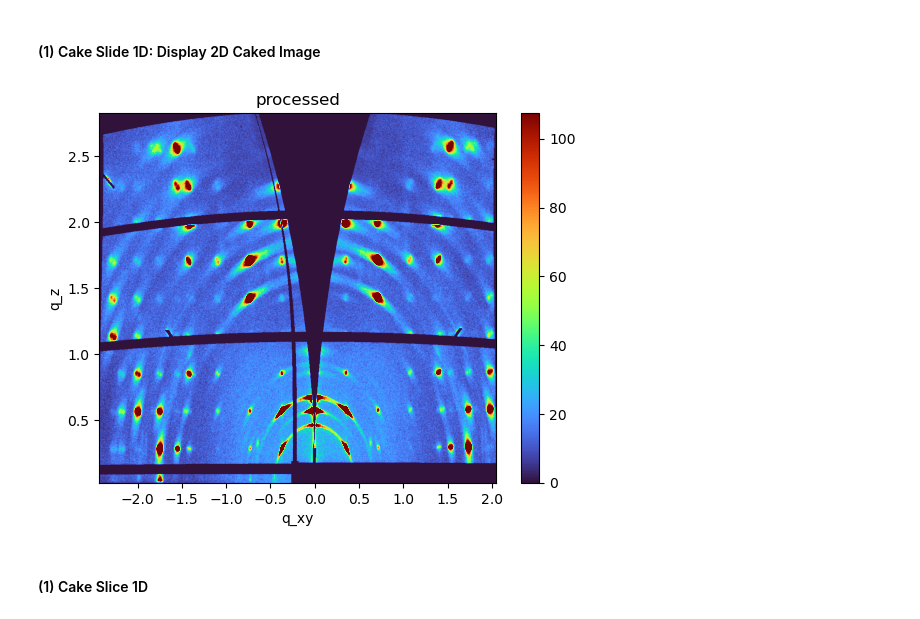
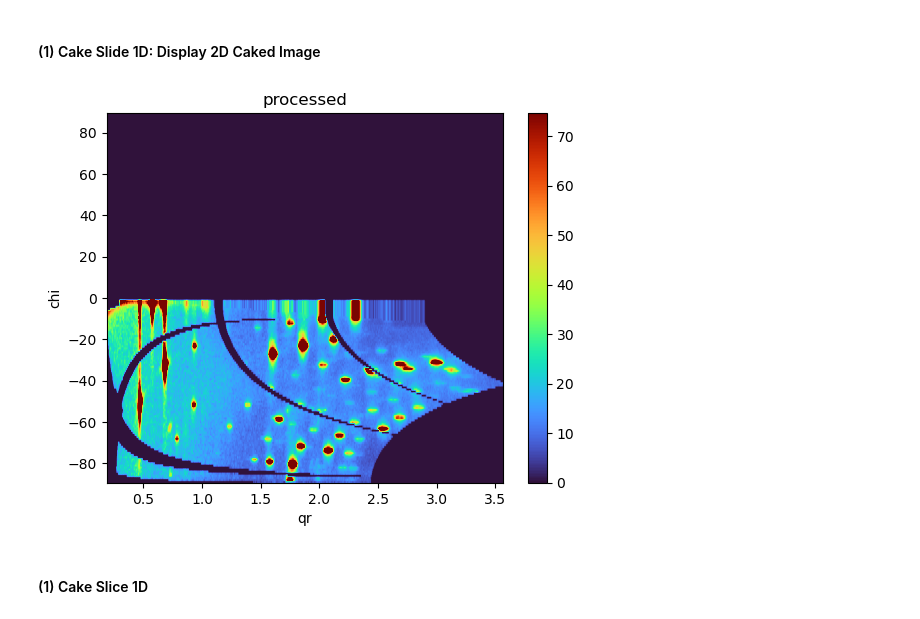
Before and after one commit to ToneyGroupCU/pyWAXS, a Jupyter notebook: main/KW_WAXSAnalysis.ipynb, the cells around one changed output. Cells and saved outputs as stored; diff of their text form; code cells hidden in the pictures.

```diff
--- a/main/KW_WAXSAnalysis.ipynb
+++ b/main/KW_WAXSAnalysis.ipynb
@@ -130,7 +170,7 @@ waxs_analysis = WAXSReduce(poniPath=poniPath,
 
 methods = 'np', 'cython', 'bbox', 'splitpix', 'lut'
 # Run the 1D integration using the run_pg_integrate1D method.
-waxs_analysis.run_pg_integrate1D(npt=2048,
+waxs_analysis.run_pg_integrate1D(npt=1024,
                                  method='bbox', #
                                  correctSolidAngle=True,
-                                 polarization_factor=.5)
+                                 polarization_factor=None)
@@ -184,7 +531,7 @@ methods = ['lut', 'bbox']
 
 for method in methods:
     # Run the 1D integration using the run_pg_integrate1D method of WAXSReduce.
-    waxs_analysis.run_pg_integrate1D(npt=2048,
+    waxs_analysis.run_pg_integrate1D(npt=1024,
                                      method=method,
                                      correctSolidAngle=True,
                                      polarization_factor=None)
@@ -199,20 +546,20 @@ for method in methods:
              intensity_values,
              label=f'pygix {method}')
 
-# For Integration1D
-integrator = Integration1D(waxs_analysis)
-integrator.cakeslice1D(integrator.cakedtiff_xr, chislice=[-90, 90], qrslice=[0, 4], cakeslicesum='chi')
+# # For Integration1D
+# integrator = Integration1D(waxs_analysis)
+# integrator.cakeslice1D(integrator.cakedtiff_xr, chislice=[-90, 90], qrslice=[0, 4], cakeslicesum='chi')
 
-# Normalizing data from Integration1D if needed
-intensity_values_cake = integrator.cakeslice1D_xr.values
-if normalize_traces:
-    intensity_values_cake /= intensity_values_cake.max()
+# # Normalizing data from Integration1D if needed
+# intensity_values_cake = integrator.cakeslice1D_xr.values
+# if normalize_traces:
+#     intensity_values_cake /= intensity_values_cake.max()
 
-# Plotting the data from Integration1D
-plt.plot(integrator.cakeslice1D_xr.coords[integrator.cakeslice1D_xr.dims[0]],
-         intensity_values_cake,
-         label='caked bbox',
-         color='red')
+# # Plotting the data from Integration1D
+# plt.plot(integrator.cakeslice1D_xr.coords[integrator.cakeslice1D_xr.dims[0]],
+#          intensity_values_cake,
+#          label='caked bbox',
+#          color='red')
 
 # Add legend and other plot customization
 plt.legend()
@@ -727,11 +1072,11 @@ It also has access to all of the WAXSReduce() methods. You can prove it to yours
 # %% [markdown]
 #### (1) Cake Slide 1D: Display 2D Caked Image
 # %%
-integrator.display_image(integrator.reciptiff_xr, # Display the caked data we will manipulate with the 1D image processing.
+integrator.display_image(integrator.cakedtiff_xr, # Display the caked data we will manipulate with the 1D image processing.
                             title='processed',
                             cmap='turbo')
 # %% [output]
-[figure, old version]
+[figure, new version]
 # %% [markdown]
 #### (1) Cake Slice 1D
 # %%
```
Also changed, not shown: parts of 15 cells of this notebook, 2 other files.
